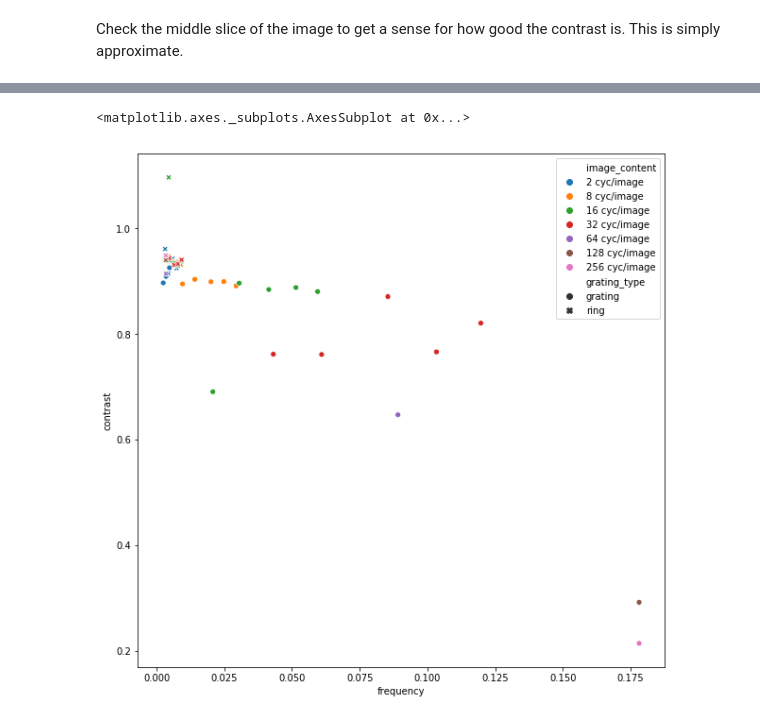
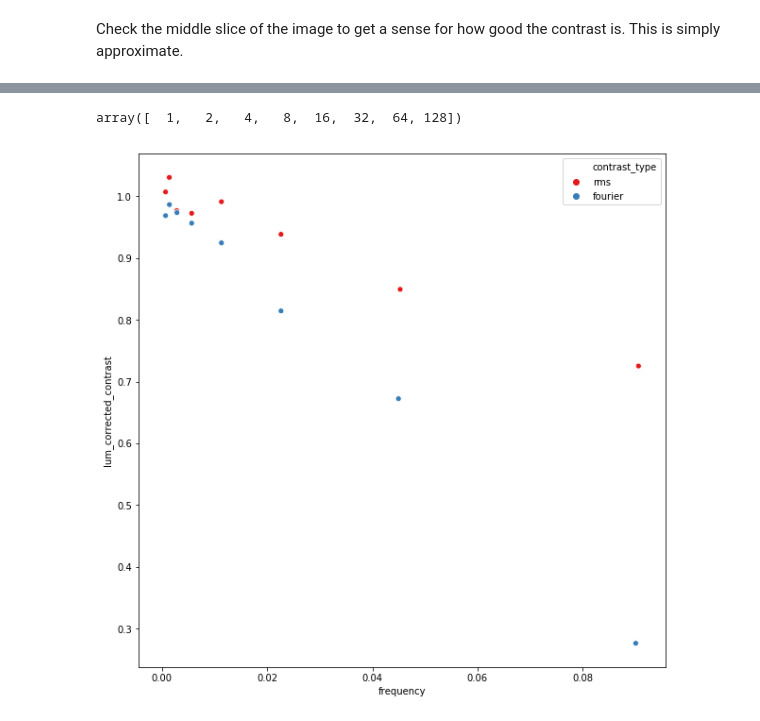
Before and after one commit to WinawerLab/spatial-calibration, a Jupyter notebook: MTF.ipynb, the cells around one changed output, grey strips where cells are left out. Saved outputs shown, nothing was run; the diff lists cells and outputs as text; code cells hidden in the pictures.

```diff
--- a/MTF.ipynb
+++ b/MTF.ipynb
@@ -224,5 +204,3 @@ Square-wave contrast: 0.9337712975944839
 # %%
 df = pd.read_csv('mtf.csv')
-# %%
-df['image_cycles'] = df.image_content.apply(lambda x: int(x.replace(' cyc/image', '')))
 # %%
@@ -230,7 +208,11 @@ filenames = ['data/DSC_%04d.NEF'%i for i in range(54,80)]
+# %%
+df.image_cycles.unique()
+# %% [output]
+array([  1,   2,   4,   8,  16,  32,  64, 128])
 # %%
 fig, ax = plt.subplots(1,1, figsize=(10,10))
-sns.scatterplot('frequency', 'contrast', 'image_content', 'grating_type', data=df[(df.filenames.isin(filenames))&(df.image_context=='projector')], legend='full',)
-#ax.set_xscale('log')
+sns.scatterplot('frequency', 'lum_corrected_contrast', 'contrast_type', data=df[(df.preprocess_type=='dcraw_ahd_demosaic')&(df.grating_type=='grating')], legend='full', palette='Set1')
+# ax.set_xscale('log')
+fig.savefig('mtf.png')
 # %% [output]
-<matplotlib.axes._subplots.AxesSubplot at 0x...>
-[figure, old version]
+[figure, new version]
```
Also changed, not shown: parts of 27 cells of this notebook.
